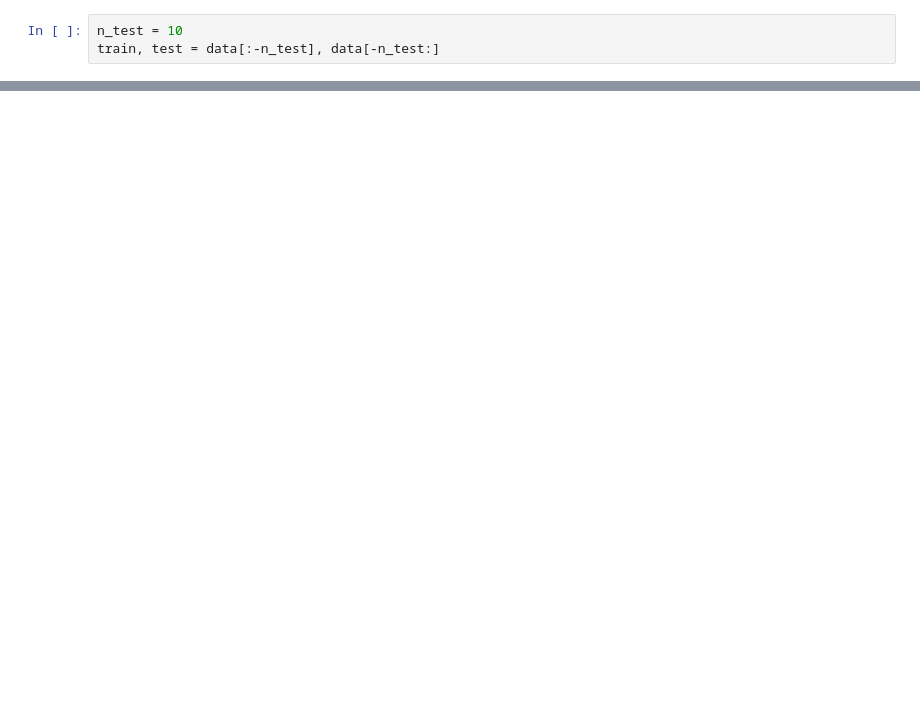
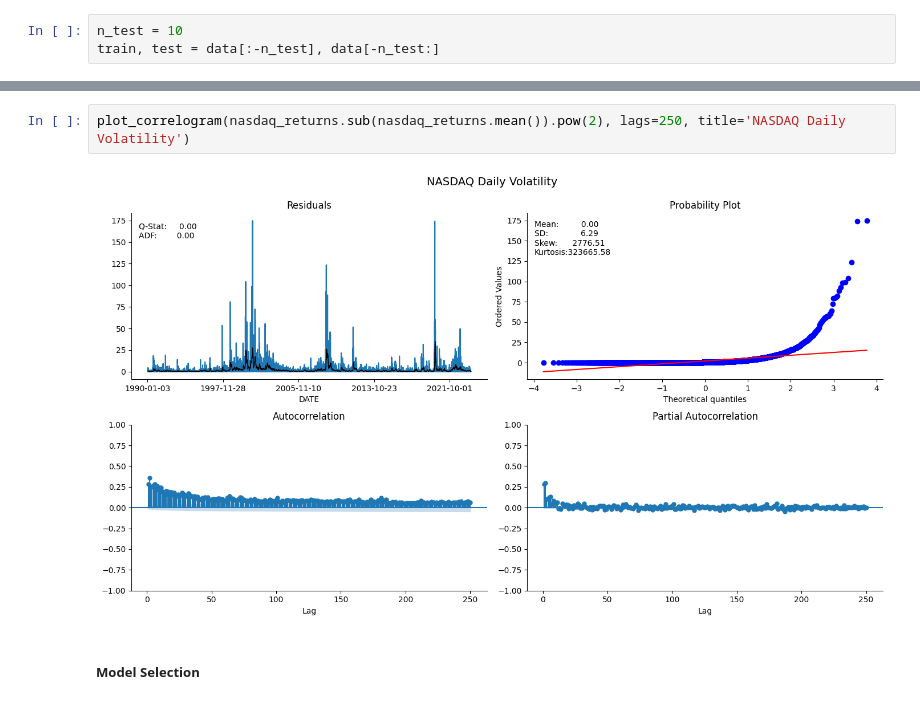
Before and after one commit to shankrith/time-series, a Jupyter notebook: learning/arch_garch_tests.ipynb, the cells around one changed output, grey strips where cells are left out. Cells and saved outputs as stored; diff of their text form; blank space fills up the shorter version.

```diff
--- a/learning/arch_garch_tests.ipynb
+++ b/learning/arch_garch_tests.ipynb
@@ -62,0 +143,6 @@ plt.show()
+# %%
+plot_correlogram(nasdaq_returns.sub(nasdaq_returns.mean()).pow(2), lags=250, title='NASDAQ Daily Volatility')
+# %% [output]
+[figure, added]
+# %% [markdown]
+##### Model Selection
```
Also changed, not shown: parts of 18 cells of this notebook.
